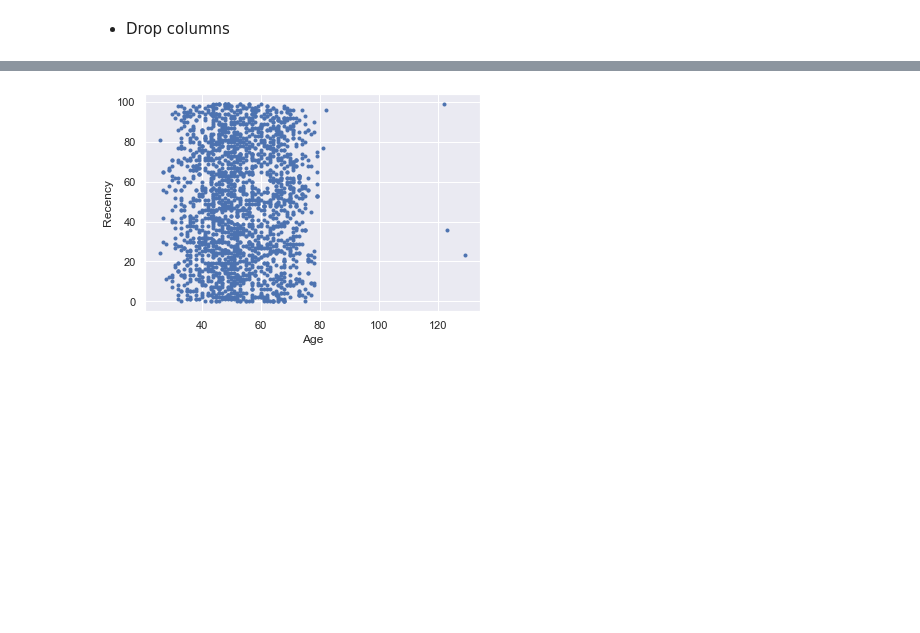
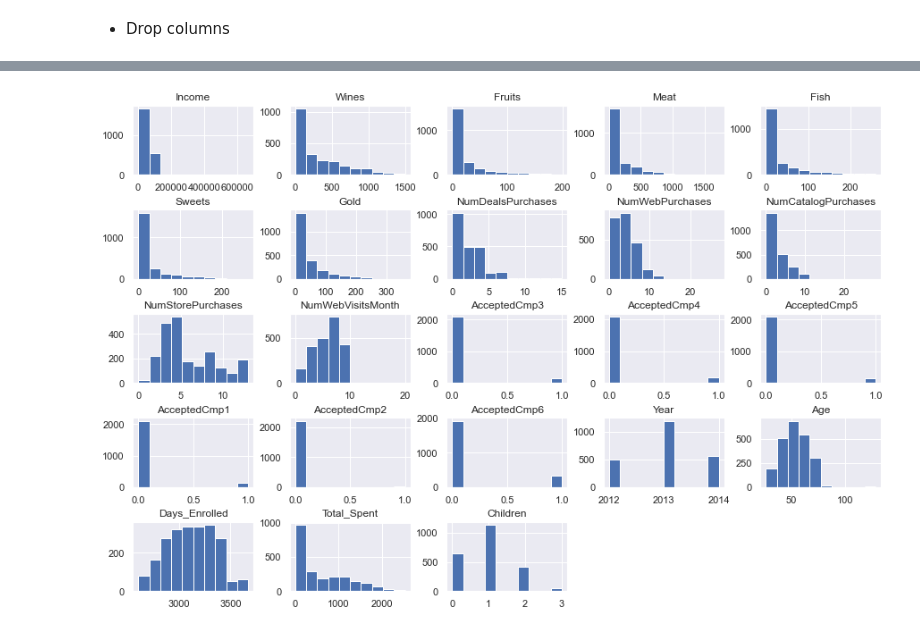
Before and after one commit to livia360/Capstone_project, a Jupyter notebook: Customer Behavior Analysis_01_Data_Wrangling.ipynb, the cells around one changed output, grey strips where cells are left out. Drawn from its saved outputs; the diff is of its cells as text; code cells hidden in the pictures; blank space fills up the shorter version.

```diff
--- a/Customer Behavior Analysis_01_Data_Wrangling.ipynb
+++ b/Customer Behavior Analysis_01_Data_Wrangling.ipynb
@@ -336,6 +357,12 @@ Index(['ID', 'Year_Birth', 'Education', 'Marital_Status', 'Income', 'Kidhome',
 # %%
-_= plt.scatter(x=df.Age, y=df.Recency, marker='.', linestyle='None')
-_= plt.xlabel('Age')
-_= plt.ylabel('Recency')
+# df.Z_Revenue.max() # min/max= 11
+# df.Z_CostContact.value_counts() #3    2240    Name: Z_CostContact, dtype: int64
+To_Drop = ['ID', 'Year_Birth', 'Education', 'Marital_Status','Kidhome', 'Teenhome', 'Dt_Customer', 'Recency',  'Complain', 'Z_CostContact', 'Z_Revenue']
+customer_df.drop(columns=To_Drop, inplace=True)
-# %% [output]
-[figure, removed]
+# %%
+# `hist` method to plot histograms of each of the numeric features
+# plt.subplots_adjust() with an argument hspace=0.5 to adjust the spacing
+customer_df.hist(figsize=(15,10))
+plt.subplots_adjust(hspace=0.5);
+# %% [output]
+[figure, added]
```
Also changed, not shown: parts of 58 cells of this notebook.
